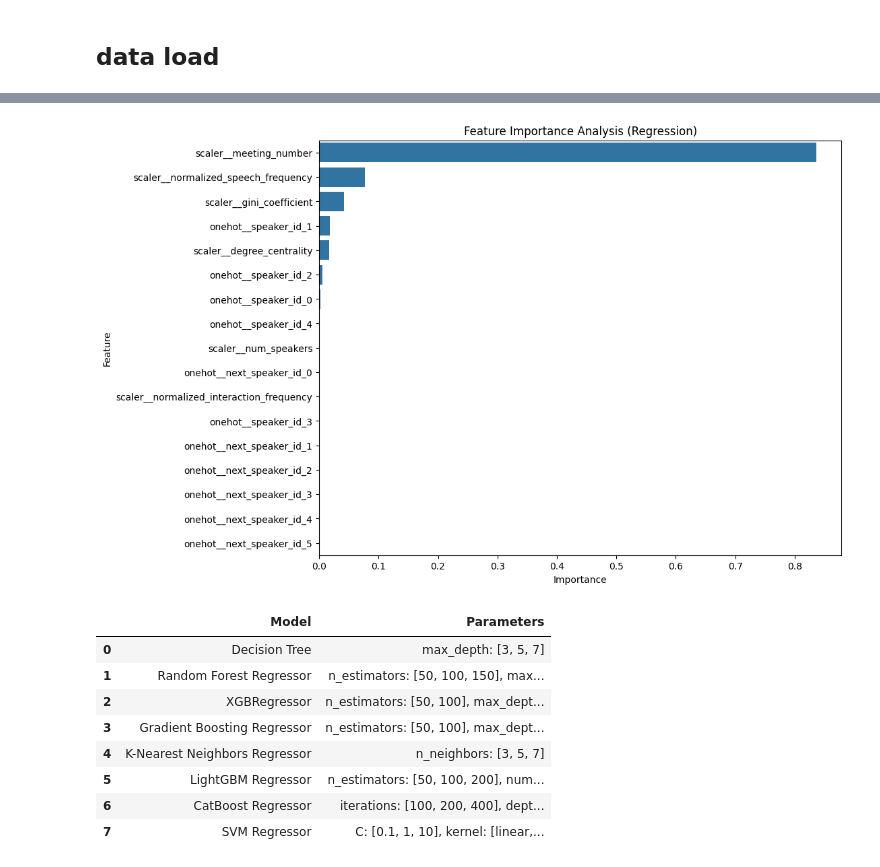
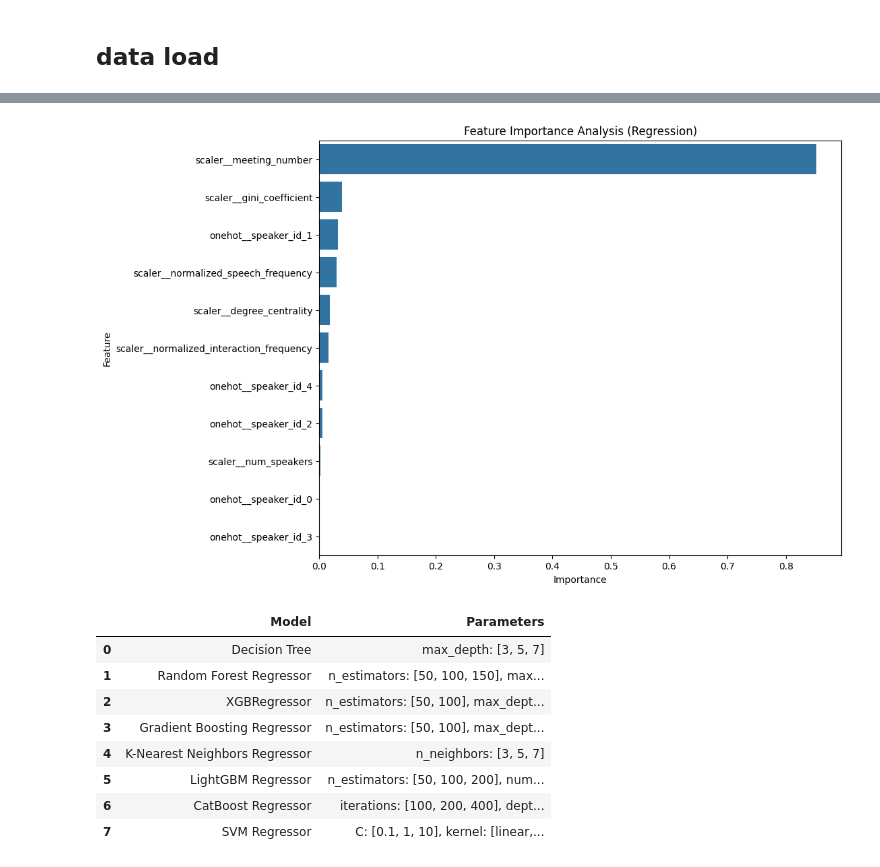
Before and after one commit to team-zerobaek/collaboration-analysis, a Jupyter notebook: collaboration_ml_overall_score_value_check.ipynb, the cells around one changed output, grey strips where cells are left out. Saved outputs shown, nothing was run; the diff lists cells and outputs as text; code cells hidden in the pictures.

Commit message:
fix: change code and name

```diff
--- a/collaboration_ml_overall_score_value_check.ipynb
+++ b/collaboration_ml_overall_score_value_check.ipynb
@@ -81,12 +124,14 @@ target = df_filtered['overall_collaboration_score']
 # %%
 column_transformer = ColumnTransformer(
-        transformers=[
-            ('scaler', StandardScaler(), ['meeting_number', 'normalized_speech_frequency', 'gini_coefficient', 'degree_centrality', 'num_speakers', 'normalized_interaction_frequency']),
-            ('onehot', OneHotEncoder(), ['speaker_id', 'next_speaker_id'])
-        ]
-    )
+    transformers=[
+        ('scaler', StandardScaler(), ['meeting_number', 'normalized_speech_frequency',
+         'gini_coefficient', 'degree_centrality', 'num_speakers', 'normalized_interaction_frequency']),
+        ('onehot', OneHotEncoder(), ['speaker_id'])
+    ]
+)
 
-X_train, X_test, y_train, y_test = train_test_split(features, target, test_size=0.3, random_state=42)
+X_train, X_test, y_train, y_test = train_test_split(
+    features, target, test_size=0.3, random_state=42)
 
 regression_models = {
     'Linear Regression': LinearRegression(),
@@ -265,43 +278,54 @@ results_df
 # %%
 # Multicollinearity Check (VIF)
-X_vif = pd.DataFrame(column_transformer.fit_transform(features), columns=column_transformer.get_feature_names_out())
+X_vif = pd.DataFrame(column_transformer.fit_transform(
+    features), columns=column_transformer.get_feature_names_out())
 vif_data = pd.DataFrame()
 vif_data['Feature'] = X_vif.columns
-vif_data['VIF'] = [round(variance_inflation_factor(X_vif.values, i), 2) for i in range(X_vif.shape[1])]
+vif_data['VIF'] = [round(variance_inflation_factor(
+    X_vif.values, i), 2) for i in range(X_vif.shape[1])]
 
 # Feature Importance
 if hasattr(best_reg_model_info['model_object'].named_steps['model'], 'feature_importances_'):
     best_model = best_reg_model_info['model_object'].named_steps['model']
     feature_importances_reg = best_model.feature_importances_
 
-    importance_df_reg = pd.DataFrame({'Feature': column_transformer.get_feature_names_out(), 'Importance': feature_importances_reg})
-    importance_df_reg = importance_df_reg.sort_values(by='Importance', ascending=False)
+    importance_df_reg = pd.DataFrame(
+        {'Feature': column_transformer.get_feature_names_out(), 'Importance': feature_importances_reg})
+    importance_df_reg = importance_df_reg.sort_values(
+        by='Importance', ascending=False)
 
     plt.figure(figsize=(10, 8))
     sns.barplot(x='Importance', y='Feature', data=importance_df_reg)
     plt.title('Feature Importance Analysis (Regression)')
     plt.savefig('feature_importance.png')
     plt.show()
 
 # Model Performance Table
 model_performance_df = pd.DataFrame(model_performance)
 
 # Hyperparameter details
 hyperparameter_details = [
     {'Model': 'Decision Tree', 'Parameters': 'max_depth: [3, 5, 7]'},
-    {'Model': 'Random Forest Regressor', 'Parameters': 'n_estimators: [50, 100, 150], max_depth: [5, 10, 15]'},
-    {'Model': 'XGBRegressor', 'Parameters': 'n_estimators: [50, 100], max_depth: [3, 5, 7], learning_rate: [0.01, 0.1, 0.2]'},
-    {'Model': 'Gradient Boosting Regressor', 'Parameters': 'n_estimators: [50, 100], max_depth: [3, 5], learning_rate: [0.01, 0.1, 0.2, 0.5]'},
-    {'Model': 'K-Nearest Neighbors Regressor', 'Parameters': 'n_neighbors: [3, 5, 7]'},
-    {'Model': 'LightGBM Regressor', 'Parameters': 'n_estimators: [50, 100, 200], num_leaves: [31, 62], learning_rate: [0.01, 0.1, 0.3]'},
-    {'Model': 'CatBoost Regressor', 'Parameters': 'iterations: [100, 200, 400], depth: [4, 6, 10]'},
-    {'Model': 'SVM Regressor', 'Parameters': 'C: [0.1, 1, 10], kernel: [linear, rbf]'}
+    {'Model': 'Random Forest Regressor',
+        'Parameters': 'n_estimators: [50, 100, 150], max_depth: [5, 10, 15]'},
+    {'Model': 'XGBRegressor',
+        'Parameters': 'n_estimators: [50, 100], max_depth: [3, 5, 7], learning_rate: [0.01, 0.1, 0.2]'},
+    {'Model': 'Gradient Boosting Regressor',
+        'Parameters': 'n_estimators: [50, 100], max_depth: [3, 5], learning_rate: [0.01, 0.1, 0.2, 0.5]'},
+    {'Model': 'K-Nearest Neighbors Regressor',
+        'Parameters': 'n_neighbors: [3, 5, 7]'},
+    {'Model': 'LightGBM Regressor',
+        'Parameters': 'n_estimators: [50, 100, 200], num_leaves: [31, 62], learning_rate: [0.01, 0.1, 0.3]'},
+    {'Model': 'CatBoost Regressor',
+        'Parameters': 'iterations: [100, 200, 400], depth: [4, 6, 10]'},
+    {'Model': 'SVM Regressor',
+        'Parameters': 'C: [0.1, 1, 10], kernel: [linear, rbf]'}
 ]
 
 hyperparameter_df = pd.DataFrame(hyperparameter_details)
 hyperparameter_df
 # %% [output]
-[figure, old version]
+[figure, new version]
 |  | Model | Parameters |
 | 0 | Decision Tree | max_depth: [3, 5, 7] |
 | 1 | Random Forest Regressor | n_estimators: [50, 100, 150], max... |
```
Also changed, not shown: parts of 11 cells of this notebook, 3 other files.
